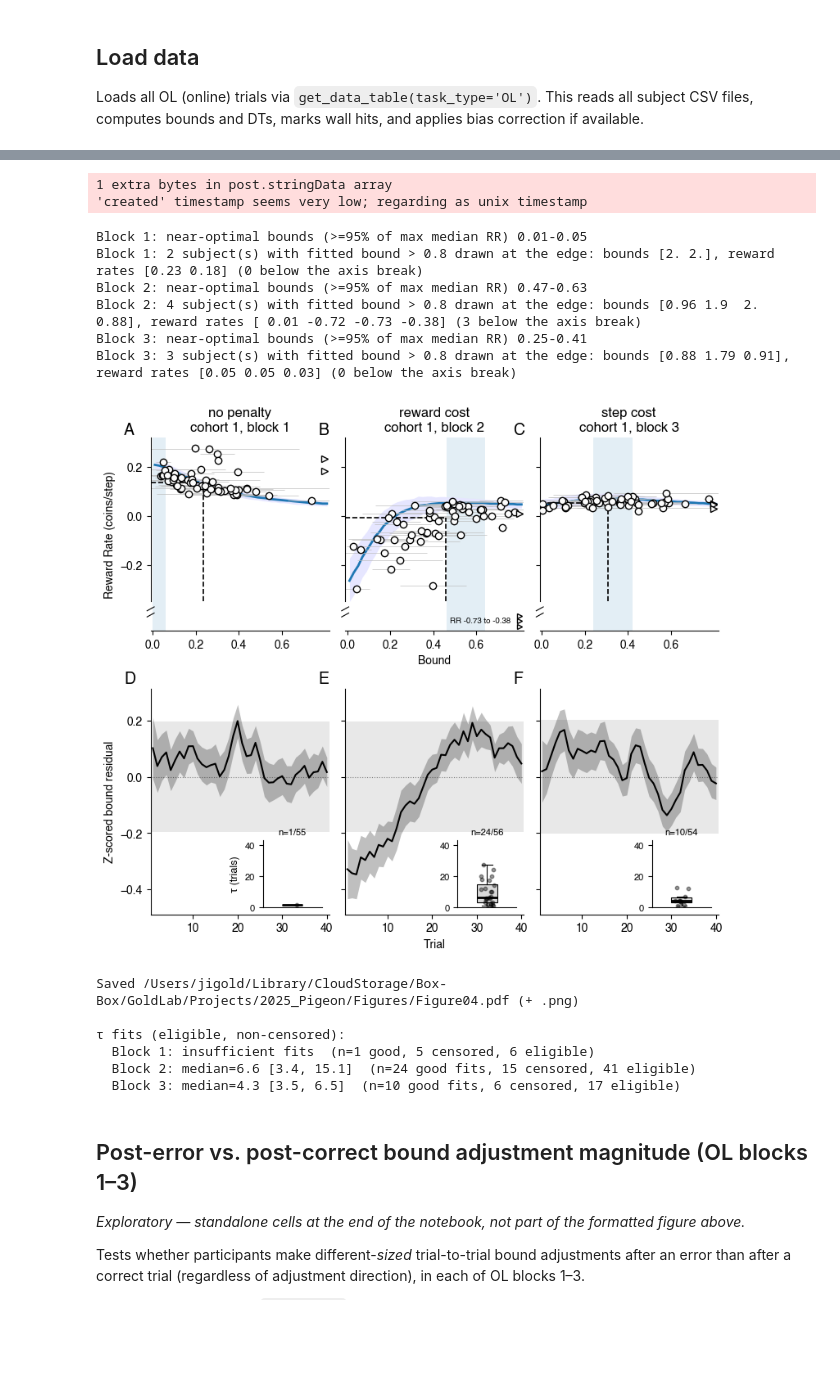
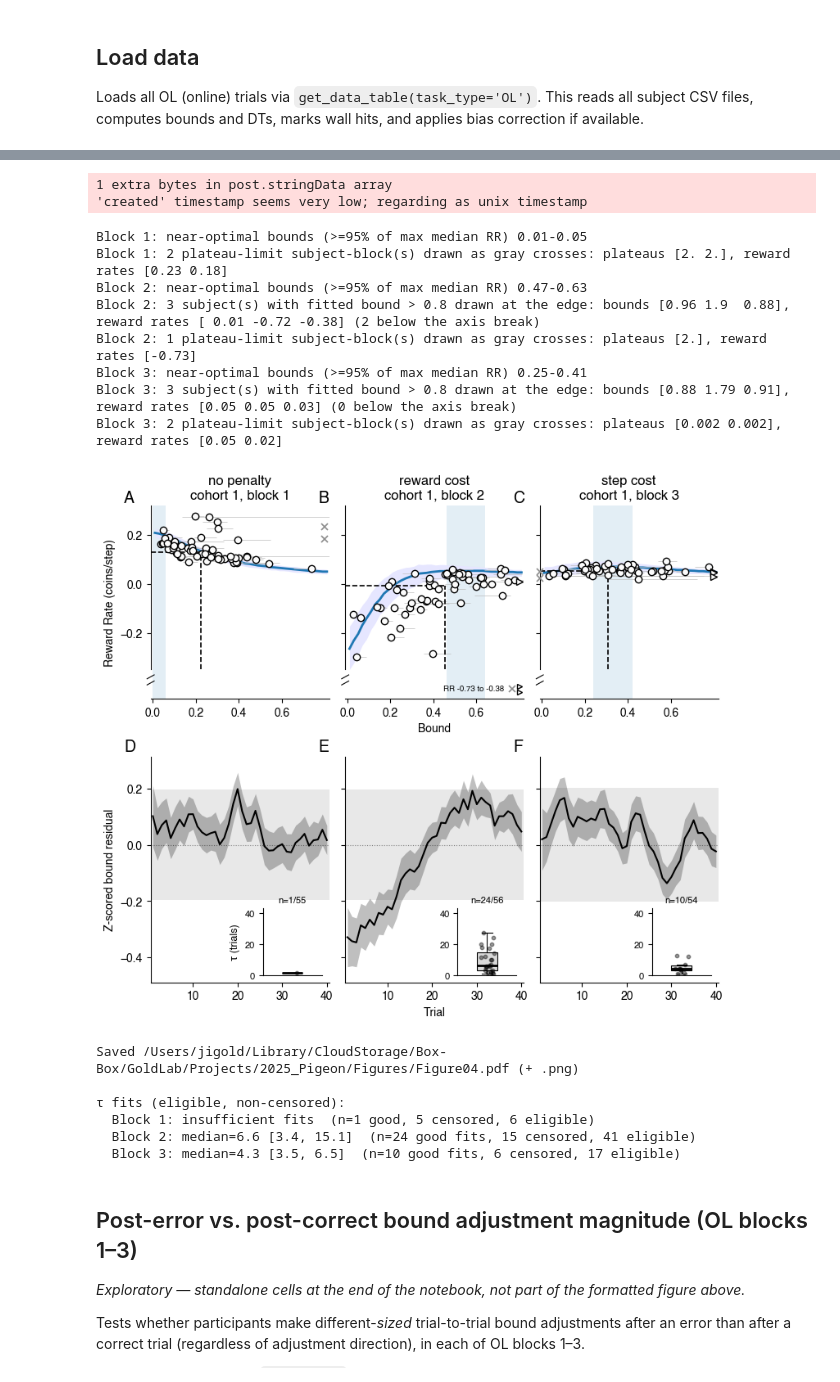
Before and after one commit to TheGoldLab/ms_2026_kalburge_etal_elife, a Jupyter notebook: notebooks/Figure04_RRvsBound.ipynb, the cells around one changed output, grey strips where cells are left out. Drawn from its saved outputs; the diff is of its cells as text; code cells hidden in the pictures; blank space fills up the shorter version.

```diff
--- a/notebooks/Figure04_RRvsBound.ipynb
+++ b/notebooks/Figure04_RRvsBound.ipynb
@@ -139,8 +157,8 @@ For each block, reports the Spearman ρ and associated p-value between each part
 # %%
 for bi, block in enumerate(BLOCKS):
-    mean_bound  = knee_bound[:, bi]
+    mean_bound  = plateau[:, bi]
     reward_rate = coin_summary[:, bi, SNR_INDEX] / BLOCK_DEFAULTS[1]['steps_per_block']
-    valid = np.isfinite(mean_bound) & np.isfinite(reward_rate)
+    valid = np.isfinite(mean_bound) & np.isfinite(reward_rate) & ~at_limit[:, bi]
     r, p = scipy.stats.spearmanr(mean_bound[valid], reward_rate[valid])
-    print(f'Block {block}: Spearman r={r:.3f}, p={p:.3f}')
+    print(f'Block {block}: Spearman r={r:.3f}, p={p:.3f} (n={valid.sum()})')
 # %% [output]
@@ -159,10 +177,10 @@ comparisons = [(0, 1, 1, 2), (1, 2, 2, 3)]  # (bi_x, bi_y, label_x, label_y)
 fig, axs = plt.subplots(1, 2, figsize=(7, 3.5))
 
 for ax, (bx, by, lx, ly) in zip(axs, comparisons):
-    xs = knee_bound[:, bx]  # fitted bound at the knee, block lx
-    ys = knee_bound[:, by]  # fitted bound at the knee, block ly
+    xs = plateau[:, bx]  # bound plateau, block lx
+    ys = plateau[:, by]  # bound plateau, block ly
 
-    valid = np.isfinite(xs) & np.isfinite(ys)
+    valid = np.isfinite(xs) & np.isfinite(ys) & ~at_limit[:, bx] & ~at_limit[:, by]
 
     # Identity line
     ax.plot([0, 0.75], [0, 0.75], 'k:')
@@ -179,7 +197,7 @@ for ax, (bx, by, lx, ly) in zip(axs, comparisons):
     _, p_rank = scipy.stats.wilcoxon(xs[valid], ys[valid])
     r, p_corr = scipy.stats.spearmanr(xs[valid], ys[valid])
     print(f'Block {lx} vs {ly}: median diff={pcts[1]:.2f} [{pcts[0]:.2f} {pcts[2]:.2f}], '
-          f'p={p_rank:.3f}, Spearman r={r:.2f} (p={p_corr:.3f})')
+          f'p={p_rank:.3f}, Spearman r={r:.2f} (p={p_corr:.3f}), n={valid.sum()}')
 
     # RR correlation
     xrs = coin_summary[:, bx, SNR_INDEX][valid] / BLOCK_DEFAULTS[1]['steps_per_block']
@@ -271,6 +290,11 @@ _raw = _raw[_raw['block_index'].isin(SUPP_BLOCKS) & _raw['choice'].notna()].copy
 _raw['condition'] = [f'B{b:.0f}' for b in _raw['block_index']]
 data_table_ol_blocks = data_table_ol_blocks.join(
     get_bound_residuals(_raw, stopping_fits_ol, num_reps=RESID_REPS, rng=np.random.default_rng(RESID_SEED)))
+_lim_keys = set(map(tuple, _fit.loc[_fit['at_limit'], ['subject_index', 'group']].to_numpy()))
+_l_lim = np.array([(s, f'B{b:.0f}') in _lim_keys if np.isfinite(b) else False
+                   for s, b in zip(data_table_ol_blocks['subject_index'], data_table_ol_blocks['block_index'])])
+data_table_ol_blocks.loc[_l_lim, ADAPT_COL] = np.nan
+print(f'residuals removed for {_l_lim.sum()} trials in {len(_lim_keys)} subject-blocks with the plateau at a fit limit')
 _lg = get_good_trial_array(data_table_ol_blocks, min_trial_number=None, block_index=SUPP_BLOCKS)
 print(f'residuals for {data_table_ol_blocks.loc[_lg, ADAPT_COL].notna().sum()} of {_lg.sum()} filtered trials '
       '(the rest: too few simulated trials at their DT)')
@@ -455,7 +481,7 @@ TOP_XLIM    = (x_left, X_SHOW_MAX + 0.02)
 # break in the axis, subjects with off-scale bounds and lower reward rates are drawn in a
 # row of triangles (their reward rates are printed and noted in the panel).
 _rr_all = coin_summary[:, :, SNR_INDEX] / BLOCK_DEFAULTS[1]['steps_per_block']
-_on_all = np.isfinite(_rr_all) & (knee_bound <= X_SHOW_MAX)
+_on_all = np.isfinite(_rr_all) & (plateau <= X_SHOW_MAX) & ~at_limit
 Y_FLOOR     = float(np.floor((np.min(_rr_all[_on_all]) - 0.02) * 20) / 20)   # round down to 0.05
 BREAK_Y     = Y_FLOOR - 0.03
 BELOW_Y     = Y_FLOOR - 0.08
@@ -483,16 +509,19 @@ for bi, block in enumerate(BLOCKS):
                ymax=1, color=OPT_COLOR, alpha=0.12, lw=0, zorder=0)
     print(f'Block {block}: near-optimal bounds (>=95% of max median RR) {_near.min():.2f}-{_near.max():.2f}')
 
-    # Data scatter: one point per subject, horizontal error bars = ±1 SD bound
-    mean_b   = knee_bound[:, bi]
-    std_b    = knee_bound_sd[:, bi]
+    # Data scatter: one point per subject, horizontal error bars = 10th-90th percentile of the
+    # bootstrap refits. Plateau-limit subject-blocks: gray crosses at the axis edge, left out of
+    # everything else.
+    mean_b   = plateau[:, bi]
     rr       = coin_summary[:, bi, SNR_INDEX] / BLOCK_DEFAULTS[1]['steps_per_block']
-    valid_bi = np.isfinite(mean_b) & np.isfinite(rr)
+    lim_bi   = np.isfinite(mean_b) & np.isfinite(rr) & at_limit[:, bi]
+    valid_bi = np.isfinite(mean_b) & np.isfinite(rr) & ~at_limit[:, bi]
+    xerr     = np.vstack([mean_b - plateau_lo[:, bi], plateau_hi[:, bi] - mean_b])
 
     on_scale = valid_bi & (mean_b <= X_SHOW_MAX)
     off_scale = valid_bi & (mean_b > X_SHOW_MAX)
     ax.errorbar(mean_b[on_scale], rr[on_scale],
-                xerr=std_b[on_scale], fmt='none',
+                xerr=np.clip(xerr[:, on_scale], 0, None), fmt='none',
                 ecolor=gr_c, elinewidth=0.5, capsize=0)
     ax.plot(mean_b[on_scale], rr[on_scale], 'ko', markerfacecolor=wt_c, zorder=4)
     in_range = off_scale & (rr >= Y_FLOOR)
@@ -503,12 +532,22 @@ for bi, block in enumerate(BLOCKS):
         ys_below = BELOW_Y + 0.022 * (np.arange(below.sum()) - (below.sum() - 1) / 2)
         ax.plot(np.full(below.sum(), X_SHOW_MAX), ys_below, 'k>', markerfacecolor=wt_c, markersize=5,
                 zorder=4, clip_on=False)
-        ax.text(X_SHOW_MAX - 0.04, BELOW_Y, f'RR {np.min(rr[below]):.2f} to {np.max(rr[below]):.2f}' if below.sum() > 1
-                else f'RR {rr[below][0]:.2f}', ha='right', va='center', fontsize=FS - 5)
+        _rr_below = rr[below | (lim_bi & (rr < Y_FLOOR))]
+        ax.text(X_SHOW_MAX - 0.07, BELOW_Y, f'RR {np.min(_rr_below):.2f} to {np.max(_rr_below):.2f}'
+                if len(_rr_below) > 1 else f'RR {_rr_below[0]:.2f}', ha='right', va='center', fontsize=FS - 5)
     if off_scale.any():
         print(f'Block {block}: {off_scale.sum()} subject(s) with fitted bound > {X_SHOW_MAX} drawn at the edge: '
               f'bounds {np.round(mean_b[off_scale], 2)}, reward rates {np.round(rr[off_scale], 2)}'
               f' ({below.sum()} below the axis break)')
+    # Plateau-limit subject-blocks: gray crosses at the edge of the limit they sit at; those with
+    # reward rates below the axis break go in the row below it, just left of the triangles.
+    _lim_x = np.where(mean_b > X_SHOW_MAX, X_SHOW_MAX, TOP_XLIM[0])
+    _lim_y = np.where(rr < Y_FLOOR, BELOW_Y, rr)
+    _lim_x = np.where(rr < Y_FLOOR, X_SHOW_MAX - 0.035, _lim_x)
+    ax.plot(_lim_x[lim_bi], _lim_y[lim_bi], 'x', color='0.55', markersize=6, mew=1.2, zorder=4, clip_on=False)
+    if lim_bi.any():
+        print(f'Block {block}: {lim_bi.sum()} plateau-limit subject-block(s) drawn as gray crosses: '
+              f'plateaus {np.round(mean_b[lim_bi], 3)}, reward rates {np.round(rr[lim_bi], 2)}')
     if (on_scale & (rr < Y_FLOOR)).any():
         print(f'WARNING block {block}: on-scale subjects below Y_FLOOR')
 
@@ -619,36 +658,38 @@ for bi in range(3):
     add_panel_label(axs_bot[bi], chr(68 + bi))
 
 out_comb = FIGURES_DIR / 'Figure04.pdf'
 fig_comb.savefig(out_comb, dpi=300, bbox_inches='tight')
 fig_comb.savefig(out_comb.with_suffix('.png'), dpi=300, bbox_inches='tight')
 plt.show()
 print(f'Saved {out_comb} (+ .png)')
 
 # ── τ summary for manuscript reporting ───────────────────────────────────────
 print('\nτ fits (eligible, non-censored):')
 for bi, block in enumerate(SUPP_BLOCKS):
     is_cens = supp_censored[:, bi]
     vt      = supp_taus[:, bi][np.isfinite(supp_taus[:, bi]) & ~is_cens]
     n_cens  = int(np.sum(is_cens))
     n_qual  = (int(np.sum(supp_sig[:, bi])) if bi == 0
                else int(np.sum(supp_sig_between[:, bi])))
     if len(vt) >= 3:
         q25, med, q75 = np.percentile(vt, [25, 50, 75])
         print(f'  Block {block}: median={med:.1f} [{q25:.1f}, {q75:.1f}]  '
               f'(n={len(vt)} good fits, {n_cens} censored, {n_qual} eligible)')
     else:
         print(f'  Block {block}: insufficient fits  '
               f'(n={len(vt)} good, {n_cens} censored, {n_qual} eligible)')
 # %% [output]
 1 extra bytes in post.stringData array
 'created' timestamp seems very low; regarding as unix timestamp
 Block 1: near-optimal bounds (>=95% of max median RR) 0.01-0.05
-Block 1: 2 subject(s) with fitted bound > 0.8 drawn at the edge: bounds [2. 2.], reward rates [0.23 0.18] (0 below the axis break)
+Block 1: 2 plateau-limit subject-block(s) drawn as gray crosses: plateaus [2. 2.], reward rates [0.23 0.18]
 Block 2: near-optimal bounds (>=95% of max median RR) 0.47-0.63
-Block 2: 4 subject(s) with fitted bound > 0.8 drawn at the edge: bounds [0.96 1.9  2.   0.88], reward rates [ 0.01 -0.72 -0.73 -0.38] (3 below the axis break)
+Block 2: 3 subject(s) with fitted bound > 0.8 drawn at the edge: bounds [0.96 1.9  0.88], reward rates [ 0.01 -0.72 -0.38] (2 below the axis break)
+Block 2: 1 plateau-limit subject-block(s) drawn as gray crosses: plateaus [2.], reward rates [-0.73]
 Block 3: near-optimal bounds (>=95% of max median RR) 0.25-0.41
 Block 3: 3 subject(s) with fitted bound > 0.8 drawn at the edge: bounds [0.88 1.79 0.91], reward rates [0.05 0.05 0.03] (0 below the axis break)
+Block 3: 2 plateau-limit subject-block(s) drawn as gray crosses: plateaus [0.002 0.002], reward rates [0.05 0.02]
-[figure, old version]
+[figure, new version]
 Saved /Users/jigold/Library/CloudStorage/Box-Box/GoldLab/Projects/2025_Pigeon/Figures/Figure04.pdf (+ .png)
 
 τ fits (eligible, non-censored):
```
Also changed, not shown: parts of 13 cells of this notebook, 1 other file.
